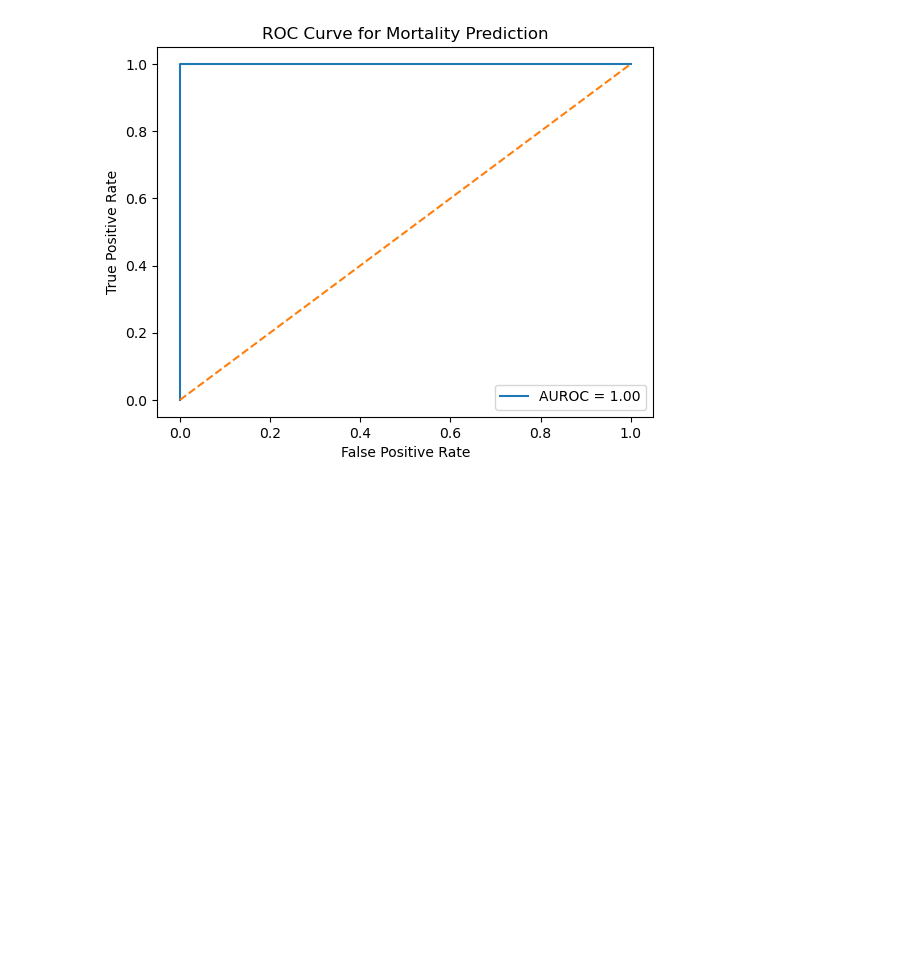
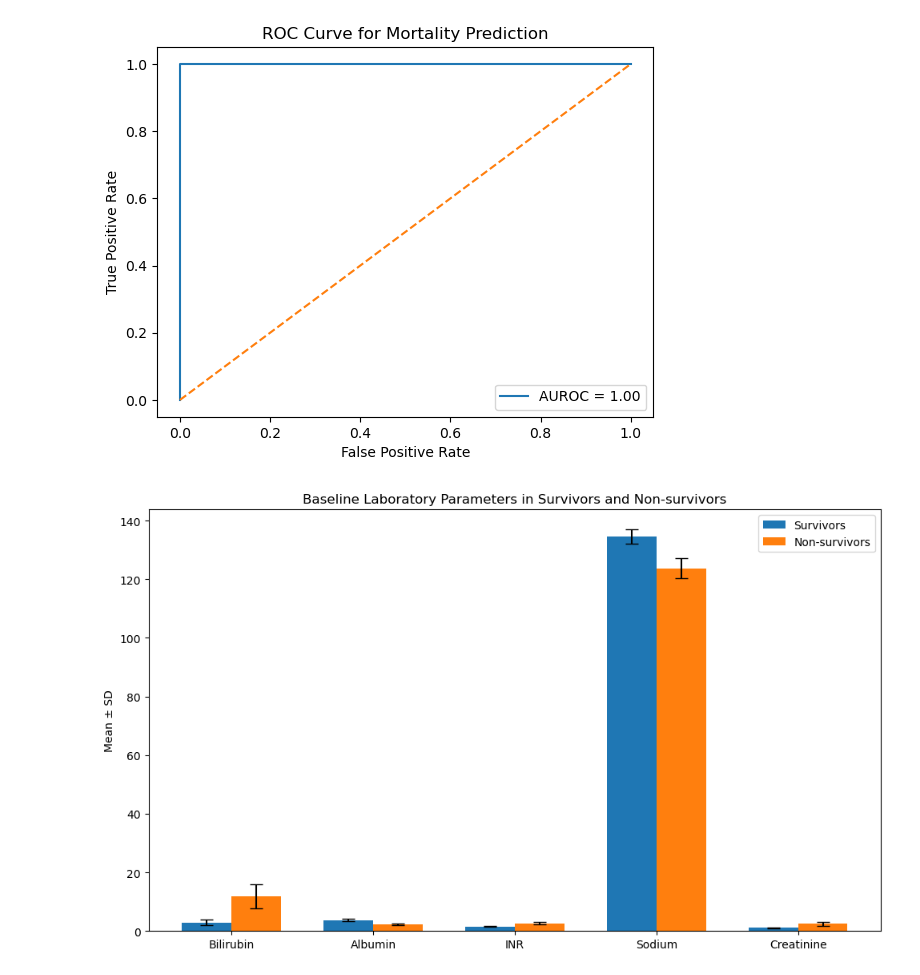
Before and after one commit to YuktiTripathi/Learn-Practice, a Jupyter notebook: rna_seqqq.ipynb, the cells around one changed output. Saved outputs shown, nothing was run; the diff lists cells and outputs as text; code cells hidden in the pictures; blank space fills up the shorter version.

```diff
--- a/rna_seqqq.ipynb
+++ b/rna_seqqq.ipynb
@@ -1334,3 +1334,38 @@ plt.legend()
 plt.show()
 # %% [output]
 [figure]
+# %%
+import matplotlib.pyplot as plt
+import numpy as np
+
+parameters = [
+    'Bilirubin',
+    'Albumin',
+    'INR',
+    'Sodium',
+    'Creatinine'
+]
+
+survivor_means = np.array([2.84, 3.68, 1.47, 134.56, 1.09])
+survivor_sd = np.array([0.93, 0.36, 0.16, 2.37, 0.17])
+
+nonsurvivor_means = np.array([11.76, 2.32, 2.57, 123.77, 2.42])
+nonsurvivor_sd = np.array([4.05, 0.24, 0.39, 3.44, 0.59])
+
+x = np.arange(len(parameters))
+width = 0.35
+
+plt.figure(figsize=(10, 6))
+
+plt.bar(x - width/2, survivor_means, width, yerr=survivor_sd, capsize=6, label='Survivors')
+plt.bar(x + width/2, nonsurvivor_means, width, yerr=nonsurvivor_sd, capsize=6, label='Non-survivors')
+
+plt.xticks(x, parameters)
+plt.ylabel('Mean ± SD')
+plt.title('Baseline Laboratory Parameters in Survivors and Non-survivors')
+plt.legend()
+
+plt.tight_layout()
+plt.show()
+# %% [output]
+[figure, added]
```
Also changed, not shown: parts of 1 cell of this notebook.
